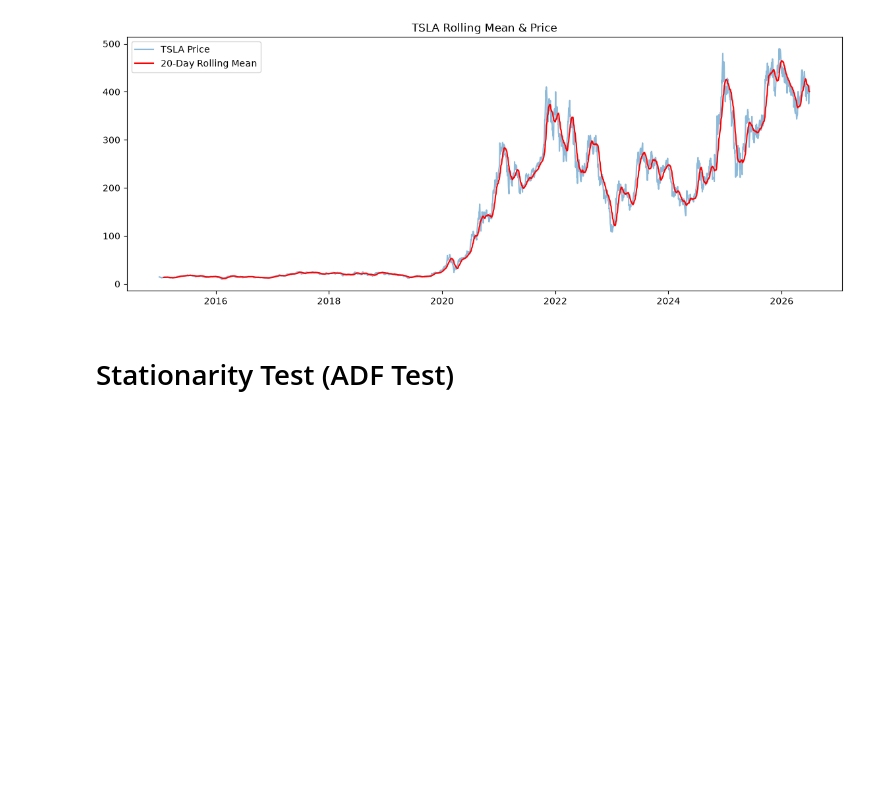
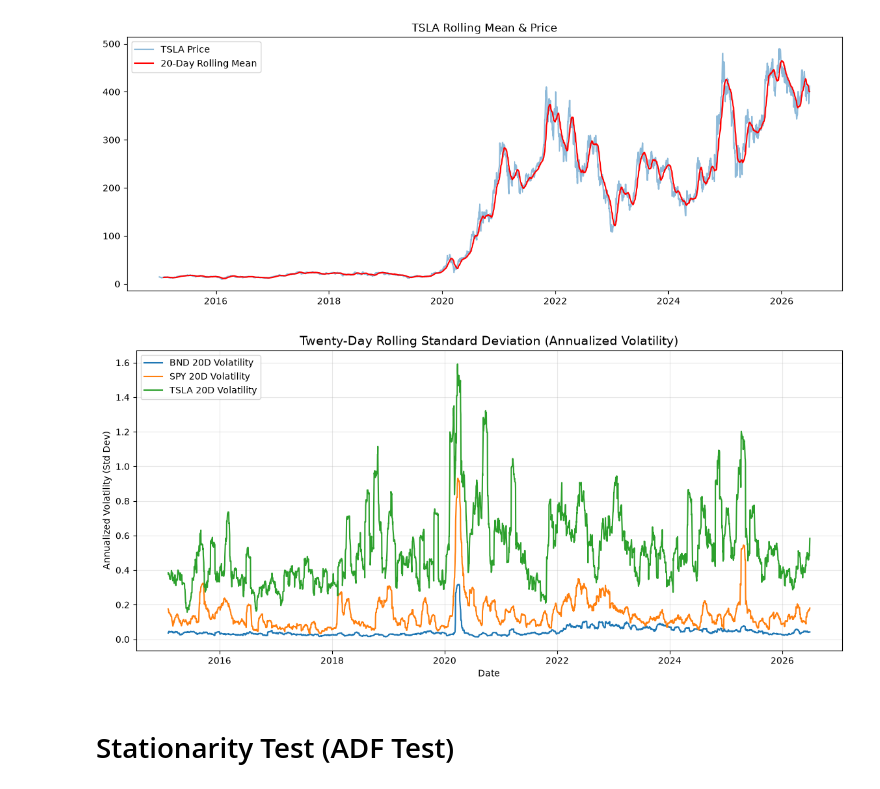
Before and after one commit to bethelhemf/Time-Series-Forecasting-for-Portfolio-Management-Optimization, a Jupyter notebook: portfolio-optimization/notebooks/01_data_acquisition.ipynb, the cells around one changed output. Cells and saved outputs as stored; diff of their text form; code cells hidden in the pictures; blank space fills up the shorter version.

```diff
--- a/portfolio-optimization/notebooks/01_data_acquisition.ipynb
+++ b/portfolio-optimization/notebooks/01_data_acquisition.ipynb
@@ -106,6 +140,27 @@ plt.show()
 # %% [output]
 [figure]
 [figure]
+# %%
+# --- Volatility Analysis: 20-Day Rolling Standard Deviation ---
+# Check if returns exists
+if 'returns' in locals() or 'returns' in globals():
+    # Calculate annualized 20-day rolling volatility
+    rolling_std = returns.rolling(window=20).std() * np.sqrt(252)
+
+    plt.figure(figsize=(14, 6))
+    for asset in rolling_std.columns:
+        plt.plot(rolling_std[asset], label=f'{asset} 20D Volatility')
+
+    plt.title('Twenty-Day Rolling Standard Deviation (Annualized Volatility)', fontsize=14)
+    plt.xlabel('Date')
+    plt.ylabel('Annualized Volatility (Std Dev)')
+    plt.legend(loc='upper left')
+    plt.grid(True, alpha=0.3)
+    plt.show()
+else:
+    print("Error: 'returns' variable not found. Please run the cell where you calculate pct_change() first.")
+# %% [output]
+[figure, added]
 # %% [markdown]
 # Stationarity Test (ADF Test)
 # %%
```
Also changed, not shown: parts of 6 cells of this notebook, 8 other files.
